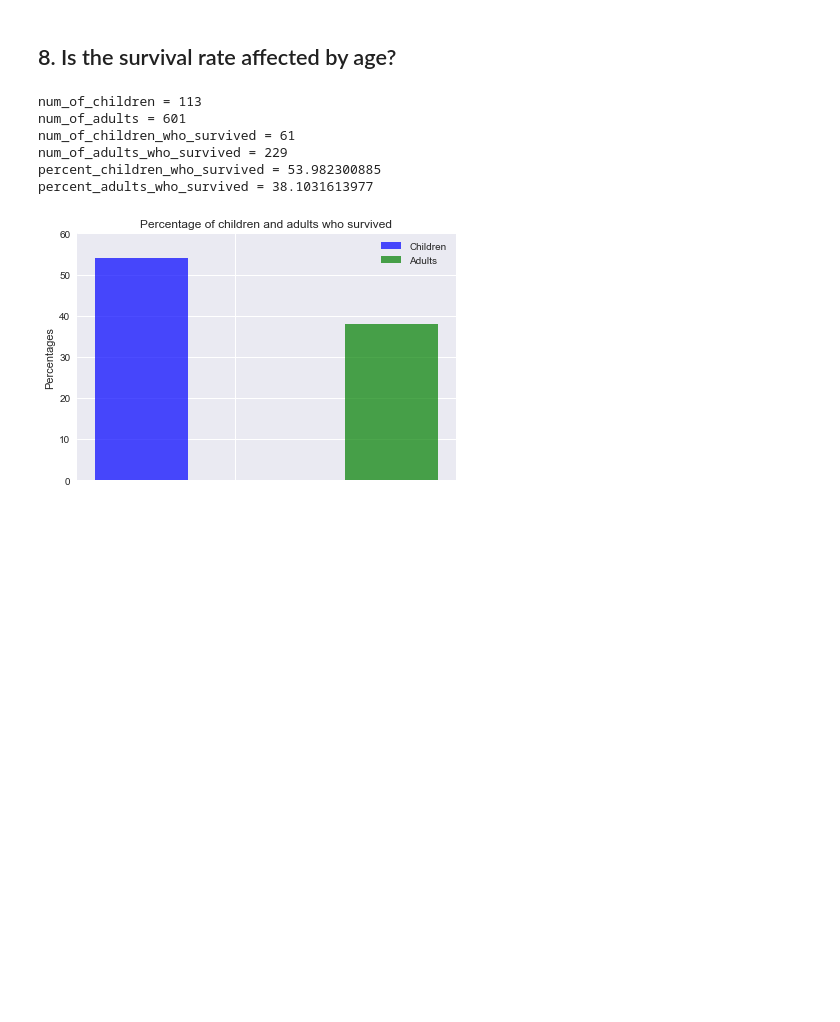
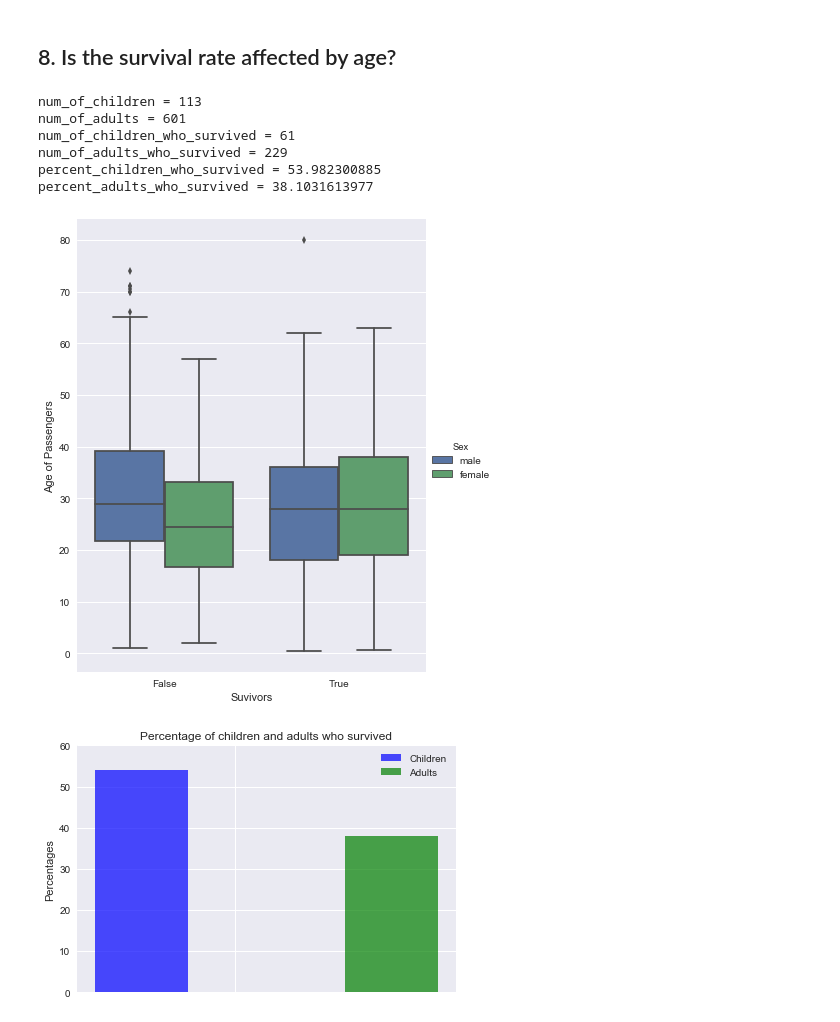
Before and after one commit to rahulb246/Investigate_A_Dataset, a Jupyter notebook: P2. Investigate a Dataset.ipynb, the cells around one changed output. Drawn from its saved outputs; the diff is of its cells as text; code cells hidden in the pictures; blank space fills up the shorter version.

Commit message:
adding factorplot

```diff
--- a/P2. Investigate a Dataset.ipynb
+++ b/P2. Investigate a Dataset.ipynb
@@ -238,33 +238,42 @@ The percentage of female population who survived was much higher than the percen
 # %% [markdown]
 ## 8. Is the survival rate affected by age?
 # %%
+# A graph showing Age of passengers across sex of those who survived
+g = sns.factorplot(x="Survived", y="Age", hue='Sex', data=passengerinfo_df, kind="box", size=7, aspect=.8)
+
+# Fix up the labels
+(g.set_axis_labels('Suvivors', 'Age of Passengers')
+    .set_xticklabels(["False", "True"])
+)
+
 # Finding the number of children and adults who survived
 
 num_of_children= len(passengerinfo_df[passengerinfo_df['Age'] < 18])
 num_of_adults= len(passengerinfo_df[passengerinfo_df['Age'] >= 18])
 
 num_of_children_who_survived= len(passengerinfo_df[(passengerinfo_df['Age'] < 18) & (passengerinfo_df['Survived'] == 1)])
 num_of_adults_who_survived= len(passengerinfo_df[(passengerinfo_df['Age'] >= 18) & (passengerinfo_df['Survived'] == 1)])
 
 print '{} = {}'.format('num_of_children',  num_of_children)
 print '{} = {}'.format('num_of_adults', num_of_adults)
 print '{} = {}'.format('num_of_children_who_survived', num_of_children_who_survived)
 print '{} = {}'.format('num_of_adults_who_survived', num_of_adults_who_survived)
 
 # Finding percentages of children and adults who survived
 
 percent_children_who_survived = num_of_children_who_survived*1.0/num_of_children * 100
 percent_adults_who_survived = num_of_adults_who_survived*1.0/num_of_adults * 100
 
 print '{} = {}'.format('percent_children_who_survived', percent_children_who_survived)
 print '{} = {}'.format('percent_adults_who_survived', percent_adults_who_survived)
 # %% [output]
 num_of_children = 113
 num_of_adults = 601
 num_of_children_who_survived = 61
 num_of_adults_who_survived = 229
 percent_children_who_survived = 53.982300885
 percent_adults_who_survived = 38.1031613977
+[figure, added]
 # %%
 ##Plotting the percentages of children and adults who survived
 
```
Also changed, not shown: parts of 9 cells of this notebook, 1 other file.
